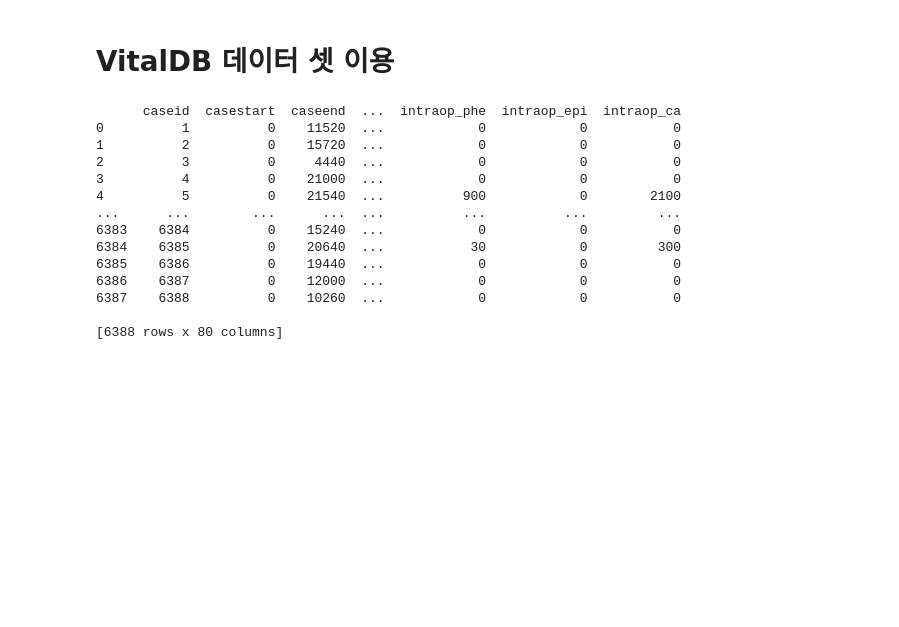
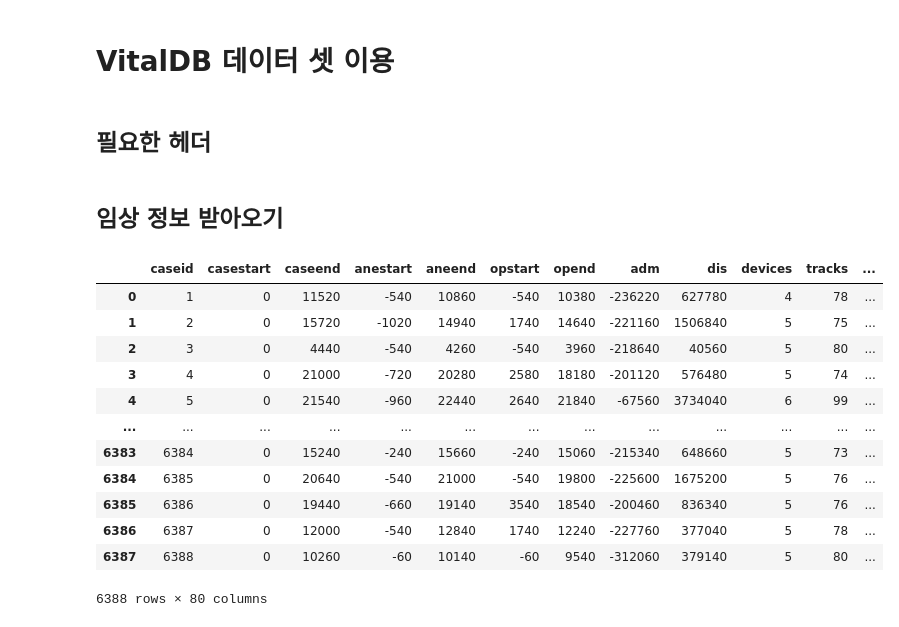
Before and after one commit to vitaldb/pyvital, a Jupyter notebook: vitaldb.ipynb, the cells around one changed output. Drawn from its saved outputs; the diff is of its cells as text; code cells hidden in the pictures; blank space fills up the shorter version.

```diff
--- a/vitaldb.ipynb
+++ b/vitaldb.ipynb
@@ -2,23 +2,27 @@
 <a href="https://colab.research.google.com/github/vitaldb/pyvital/blob/master/vitaldb.ipynb" target="_parent"><img src="https://colab.research.google.com/assets/colab-badge.svg" alt="Open In Colab"/></a>
 # %% [markdown]
 # VitalDB 데이터 셋 이용
+# %% [markdown]
+## 필요한 헤더
 # %%
 import pandas as pd
 import numpy as np
-df_cases = pd.read_csv("https://api.vitaldb.net/cases")
-print(df_cases)
-# %% [output]
-      caseid  casestart  caseend  ...  intraop_phe  intraop_epi  intraop_ca
-0          1          0    11520  ...            0            0           0
-1          2          0    15720  ...            0            0           0
-2          3          0     4440  ...            0            0           0
-3          4          0    21000  ...            0            0           0
-4          5          0    21540  ...          900            0        2100
-...      ...        ...      ...  ...          ...          ...         ...
-6383    6384          0    15240  ...            0            0           0
-6384    6385          0    20640  ...           30            0         300
-6385    6386          0    19440  ...            0            0           0
-6386    6387          0    12000  ...            0            0           0
-6387    6388          0    10260  ...            0            0           0
-
-[6388 rows x 80 columns]
+# %% [markdown]
+## 임상 정보 받아오기
+# %%
+df_cases = pd.read_csv("https://api.vitaldb.net/cases")
+df_cases
+# %% [output]
+|  | caseid | casestart | caseend | anestart | aneend | opstart | opend | adm | dis | devices | tracks | ... |
+| 0 | 1 | 0 | 11520 | -540 | 10860 | -540 | 10380 | -236220 | 627780 | 4 | 78 | ... |
+| 1 | 2 | 0 | 15720 | -1020 | 14940 | 1740 | 14640 | -221160 | 1506840 | 5 | 75 | ... |
+| 2 | 3 | 0 | 4440 | -540 | 4260 | -540 | 3960 | -218640 | 40560 | 5 | 80 | ... |
+| 3 | 4 | 0 | 21000 | -720 | 20280 | 2580 | 18180 | -201120 | 576480 | 5 | 74 | ... |
+| 4 | 5 | 0 | 21540 | -960 | 22440 | 2640 | 21840 | -67560 | 3734040 | 6 | 99 | ... |
+| ... | ... | ... | ... | ... | ... | ... | ... | ... | ... | ... | ... | ... |
+| 6383 | 6384 | 0 | 15240 | -240 | 15660 | -240 | 15060 | -215340 | 648660 | 5 | 73 | ... |
+| 6384 | 6385 | 0 | 20640 | -540 | 21000 | -540 | 19800 | -225600 | 1675200 | 5 | 76 | ... |
+| 6385 | 6386 | 0 | 19440 | -660 | 19140 | 3540 | 18540 | -200460 | 836340 | 5 | 76 | ... |
+| 6386 | 6387 | 0 | 12000 | -540 | 12840 | 1740 | 12240 | -227760 | 377040 | 5 | 78 | ... |
+| 6387 | 6388 | 0 | 10260 | -60 | 10140 | -60 | 9540 | -312060 | 379140 | 5 | 80 | ... |
+6388 rows × 80 columns
```
Also changed, not shown: parts of 2 cells of this notebook.
